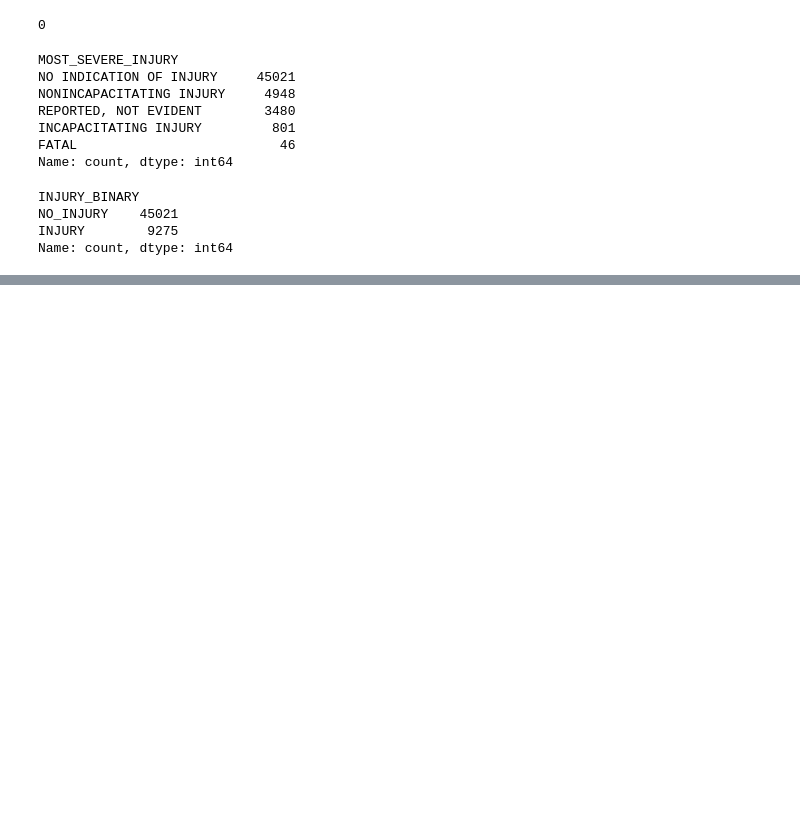
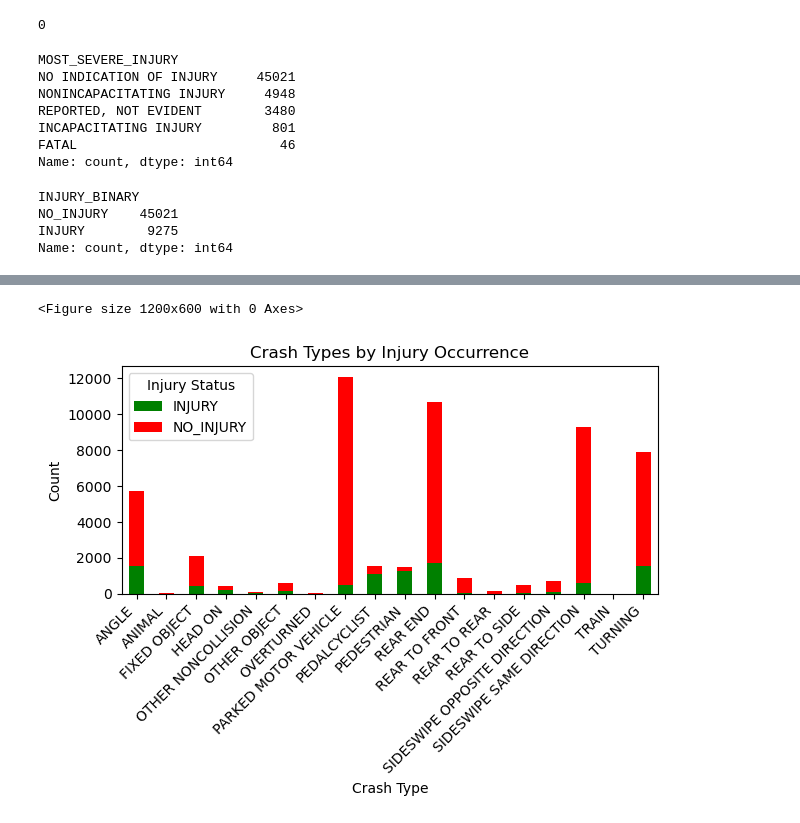
Before and after one commit to Victor-Mufasa/Phase-4-Project, a Jupyter notebook: Jose.ipynb, the cells around one changed output, grey strips where cells are left out. Saved outputs shown, nothing was run; the diff lists cells and outputs as text; code cells hidden in the pictures; blank space fills up the shorter version.

```diff
--- a/Jose.ipynb
+++ b/Jose.ipynb
@@ -140,0 +265,15 @@ Name: count, dtype: int64
+# %%
+
+plt.figure(figsize=(12, 6))
+crash_injury = pd.crosstab(tb['FIRST_CRASH_TYPE'], tb['INJURY_BINARY'])
+crash_injury.plot(kind='bar', stacked=True, color=['green', 'red'])
+plt.title('Crash Types by Injury Occurrence')
+plt.xlabel('Crash Type')
+plt.ylabel('Count')
+plt.xticks(rotation=45, ha='right')
+plt.legend(title='Injury Status')
+plt.tight_layout()
+plt.show()
+# %% [output]
+<Figure size 1200x600 with 0 Axes>
+[figure, added]
```
Also changed, not shown: parts of 8 cells of this notebook.
